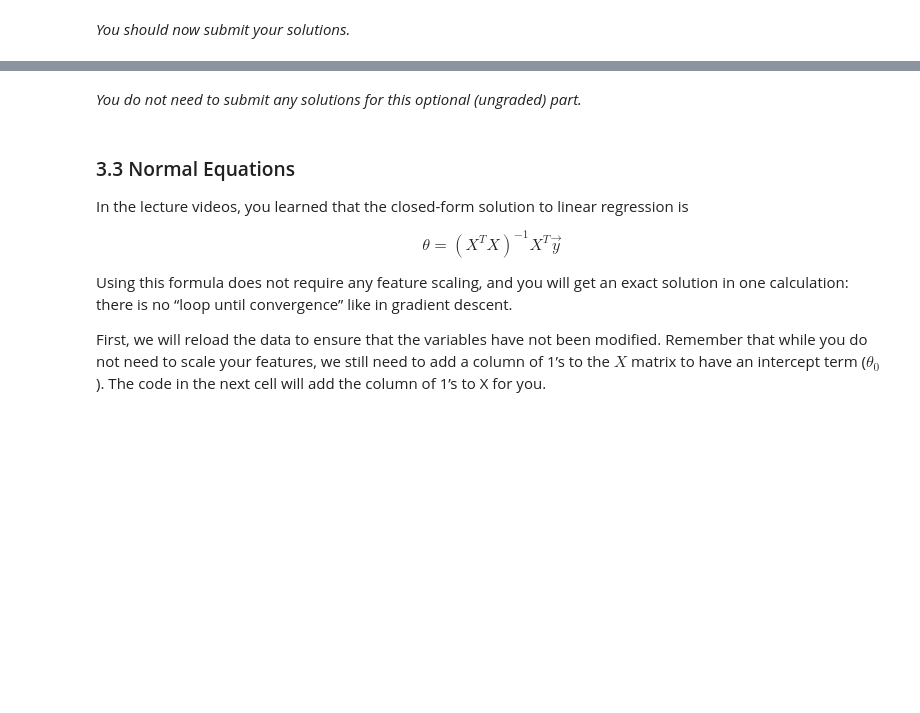
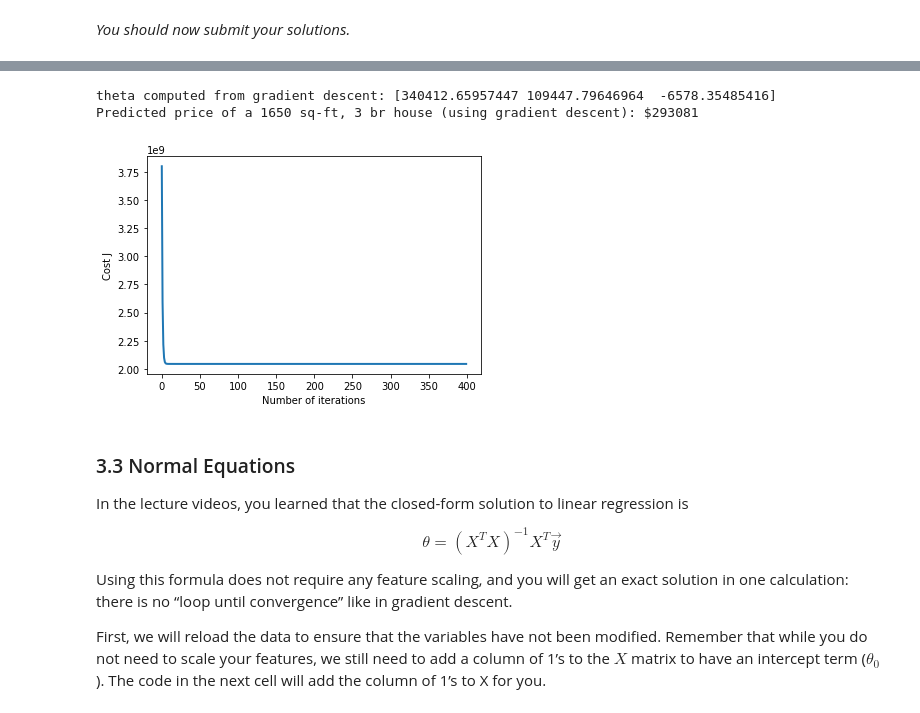
Before and after one commit to davidfdriscoll/ml-coursera-python-assignments, a Jupyter notebook: Exercise1/exercise1.ipynb, the cells around one changed output, grey strips where cells are left out. Drawn from its saved outputs; the diff is of its cells as text; code cells hidden in the pictures; blank space fills up the shorter version.

```diff
--- a/Exercise1/exercise1.ipynb
+++ b/Exercise1/exercise1.ipynb
@@ -693,7 +693,7 @@ def  featureNormalize(X):
     First, for each feature dimension, compute the mean of the feature
     and subtract it from the dataset, storing the mean value in mu.
     Next, compute the  standard deviation of each feature and divide
-    each feature by it's standard deviation, storing the standard deviation
+    each feature by its standard deviation, storing the standard deviation
     in sigma.
 
     Note that X is a matrix where each column is a feature and each row is
@@ -710,6 +710,9 @@ def  featureNormalize(X):
 
     # =========================== YOUR CODE HERE =====================
 
+    mu = np.mean(X, axis=0)
+    sigma = np.std(X, axis=0)
+    X_norm = (X - mu) / sigma
 
     # ================================================================
     return X_norm, mu, sigma
@@ -795,6 +816,7 @@ def computeCostMulti(X, y, theta):
 
     # ======================= YOUR CODE HERE ===========================
 
+    J = np.sum((np.dot(theta,X.T) - y) ** 2) / (2 * m)
 
     # ==================================================================
     return J
@@ -854,6 +891,7 @@ def gradientDescentMulti(X, y, theta, alpha, num_iters):
     for i in range(num_iters):
         # ======================= YOUR CODE HERE ==========================
 
+        theta = theta - (alpha/m)*np.sum((X.T * (np.dot(theta,X.T) - y)).T, axis = 0)
 
         # =================================================================
 
@@ -913,37 +966,41 @@ Finally, you should complete the code at the end to predict the price
 of a 1650 sq-ft, 3 br house.
 
 Hint
 ----
 At prediction, make sure you do the same feature normalization.
 """
 # Choose some alpha value - change this
-alpha = 0.1
+alpha = 1
 num_iters = 400
 
 # init theta and run gradient descent
 theta = np.zeros(3)
 theta, J_history = gradientDescentMulti(X, y, theta, alpha, num_iters)
 
 # Plot the convergence graph
 pyplot.plot(np.arange(len(J_history)), J_history, lw=2)
 pyplot.xlabel('Number of iterations')
 pyplot.ylabel('Cost J')
 
 # Display the gradient descent's result
 print('theta computed from gradient descent: {:s}'.format(str(theta)))
 
 # Estimate the price of a 1650 sq-ft, 3 br house
 # ======================= YOUR CODE HERE ===========================
 # Recall that the first column of X is all-ones.
 # Thus, it does not need to be normalized.
 
-price = 0   # You should change this
+normalized_x = (np.array([1650,3]) - mu) / sigma
+normalized_x_concat = np.concatenate((np.array([1]),normalized_x))
+price = np.dot(normalized_x_concat,theta)
 
 # ===================================================================
 
 print('Predicted price of a 1650 sq-ft, 3 br house (using gradient descent): ${:.0f}'.format(price))
+# %% [output]
+theta computed from gradient descent: [340412.65957447 109447.79646964  -6578.35485416]
+Predicted price of a 1650 sq-ft, 3 br house (using gradient descent): $293081
+[figure, added]
-# %% [markdown]
-*You do not need to submit any solutions for this optional (ungraded) part.*
 # %% [markdown]
 <a id="section7"></a>
 ### 3.3 Normal Equations
```
Also changed, not shown: parts of 12 cells of this notebook, 5 other files.
